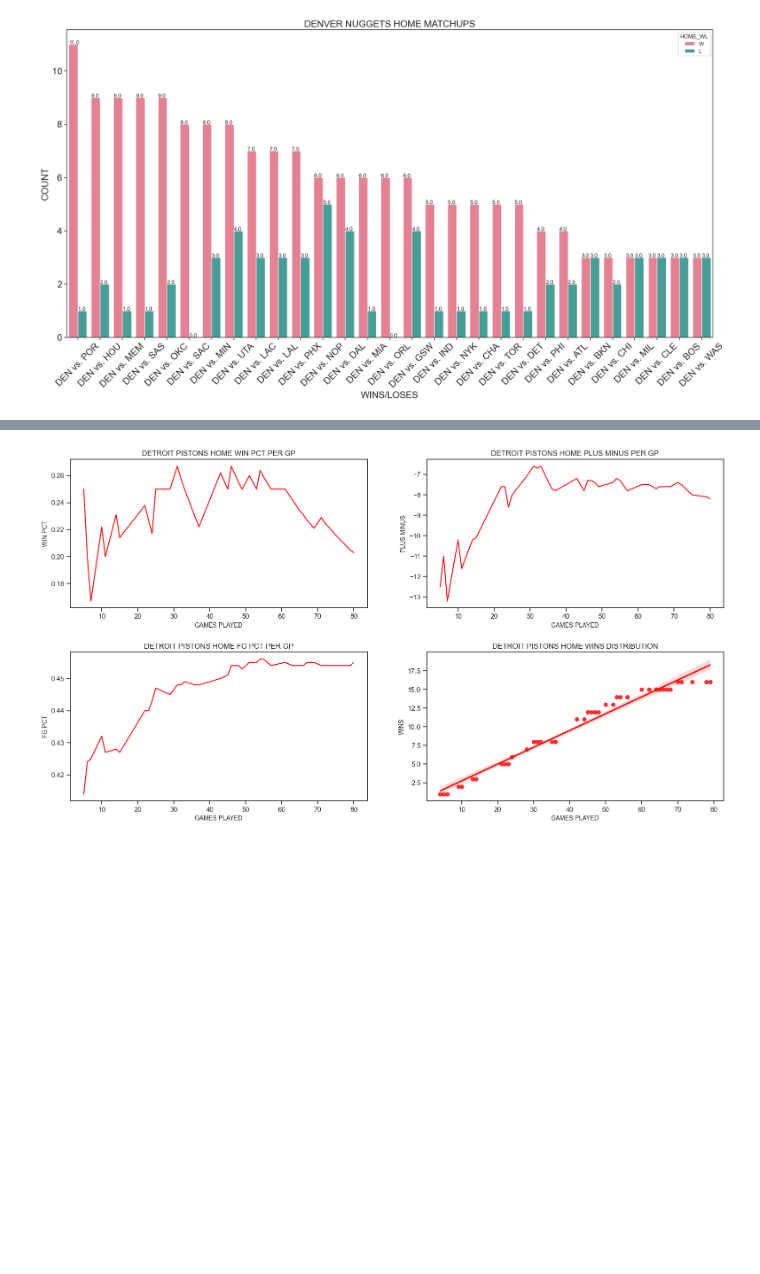
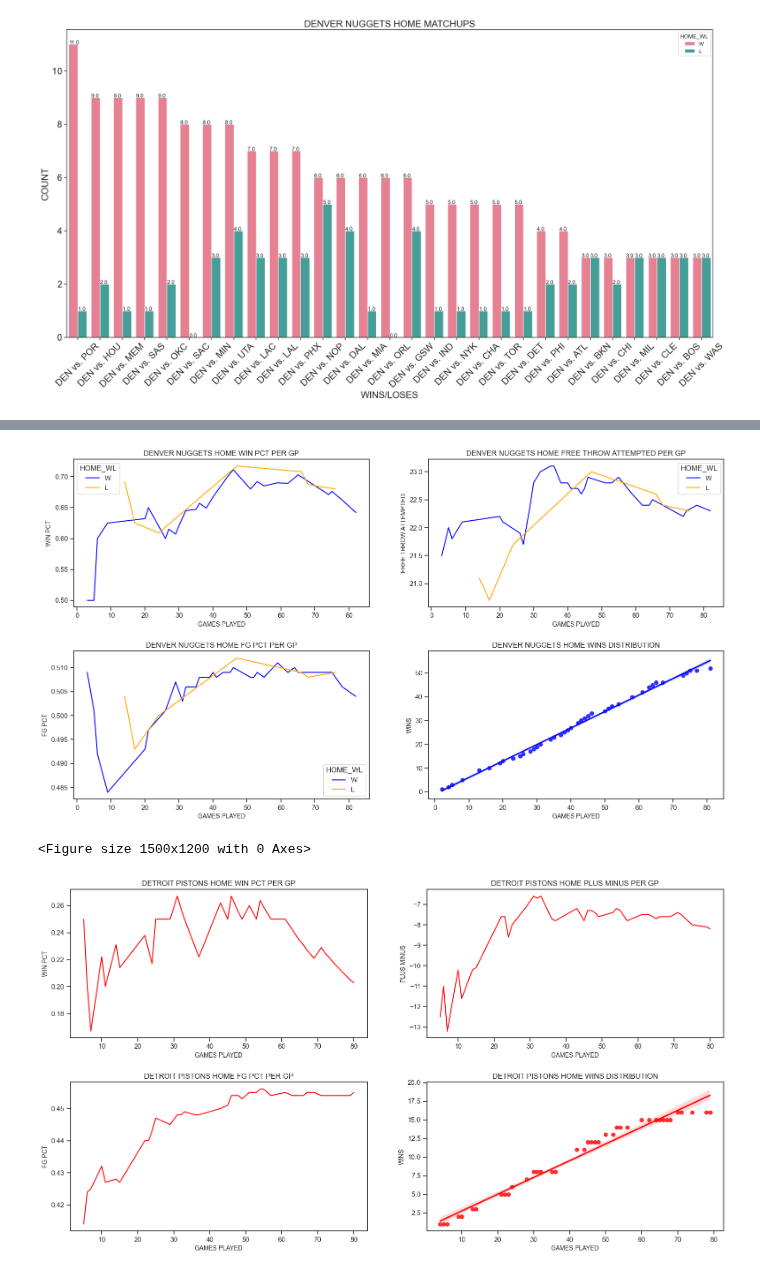
Before and after one commit to ArthurPatricio/Final_Project_Basketball_Game_Prediction, a Jupyter notebook: RN.ipynb, the cells around one changed output, grey strips where cells are left out. Cells and saved outputs as stored; diff of their text form; code cells hidden in the pictures; blank space fills up the shorter version.

```diff
--- a/RN.ipynb
+++ b/RN.ipynb
@@ -320,4 +315,77 @@ fig.subplots_adjust(hspace = 0.3)
 <Figure size 1500x1200 with 0 Axes>
+# %%
+fig, ((ax1, ax2), (ax3, ax4)) = plt.subplots(2, 2, figsize=(19, 10))
+
+sns.set_theme(style="ticks")
+
+x4 = nba_data[(nba_data['HOME_TEAM_ABBREVIATION'] == 'DEN') & (nba_data['HOME_SEASON'] == '2022-23')]['GP_x']
+y4 = nba_data[(nba_data['HOME_TEAM_ABBREVIATION'] == 'DEN') & (nba_data['HOME_SEASON'] == '2022-23')]['W_x']
+
+plt.figure(figsize=(15,12))
+fig4 = sns.regplot(
+                    x=x4,
+                    y=y4,
+                    color='blue',
+                    ax=ax4
+                    )
+fig4.set_xlabel('GAMES PLAYED', fontsize=10)
+fig4.set_ylabel('WINS', fontsize=10)
+ax4.set_title('DENVER NUGGETS HOME WINS DISTRIBUTION', fontsize = 12)
+
+x5 = nba_data[(nba_data['HOME_TEAM_ABBREVIATION'] == 'DEN') & (nba_data['HOME_SEASON'] == '2022-23')]['W_PCT_x']
+y5 = nba_data[(nba_data['HOME_TEAM_ABBREVIATION'] == 'DEN') & (nba_data['HOME_SEASON'] == '2022-23')]['HOME_GAME_N']
+z5 = nba_data[(nba_data['HOME_TEAM_ABBREVIATION'] == 'DEN') & (nba_data['HOME_SEASON'] == '2022-23')]['HOME_WL']
+
+
+fig5 = sns.lineplot(
+                    x=y5,
+                    y=x5,
+                    color='blue',
+                    ax = ax1,
+                    hue=z5,
+                    palette=['blue', 'orange']
+                    )
+
+fig5.set_xlabel('GAMES PLAYED', fontsize=10)
+fig5.set_ylabel('WIN PCT', fontsize=10)
+ax1.set_title('DENVER NUGGETS HOME WIN PCT PER GP', fontsize = 12)
+
+x6 = nba_data[(nba_data['HOME_TEAM_ABBREVIATION'] == 'DEN') & (nba_data['HOME_SEASON'] == '2022-23')]['FTA_x']
+y6 = nba_data[(nba_data['HOME_TEAM_ABBREVIATION'] == 'DEN') & (nba_data['HOME_SEASON'] == '2022-23')]['HOME_GAME_N']
+z6 = nba_data[(nba_data['HOME_TEAM_ABBREVIATION'] == 'DEN') & (nba_data['HOME_SEASON'] == '2022-23')]['HOME_WL']
+
+fig6 = sns.lineplot(
+                    x=y6,
+                    y=x6,
+                    color='blue',
+                    ax=ax2,
+                    hue=z6,
+                    palette=['blue', 'orange']
+                    )
+fig6.set_xlabel('GAMES PLAYED', fontsize=10)
+fig6.set_ylabel('FREE THROW ATTEMPTED', fontsize=10)
+ax2.set_title('DENVER NUGGETS HOME FREE THROW ATTEMPTED PER GP', fontsize = 12)
+
+x7 = nba_data[(nba_data['HOME_TEAM_ABBREVIATION'] == 'DEN') & (nba_data['HOME_SEASON'] == '2022-23')]['FG_PCT_x']
+y7 = nba_data[(nba_data['HOME_TEAM_ABBREVIATION'] == 'DEN') & (nba_data['HOME_SEASON'] == '2022-23')]['HOME_GAME_N']
+z7 = nba_data[(nba_data['HOME_TEAM_ABBREVIATION'] == 'DEN') & (nba_data['HOME_SEASON'] == '2022-23')]['HOME_WL']
+
+fig7 = sns.lineplot(
+                    x=y7,
+                    y=x7,
+                    color='blue',
+                    ax=ax3,
+                    hue=z7,
+                    palette=['blue', 'orange']
+                    )
+fig7.set_xlabel('GAMES PLAYED', fontsize=10)
+fig7.set_ylabel('FG PCT', fontsize=10)
+ax3.set_title('DENVER NUGGETS HOME FG PCT PER GP', fontsize = 12)
+
+fig.subplots_adjust(hspace = 0.3)
+# %% [output]
+[figure, added]
+<Figure size 1500x1200 with 0 Axes>
 # %%
 fig, ((ax1, ax2), (ax3, ax4)) = plt.subplots(2, 2, figsize=(19, 10))
 
```
Also changed, not shown: parts of 16 cells of this notebook, 1 other file.
